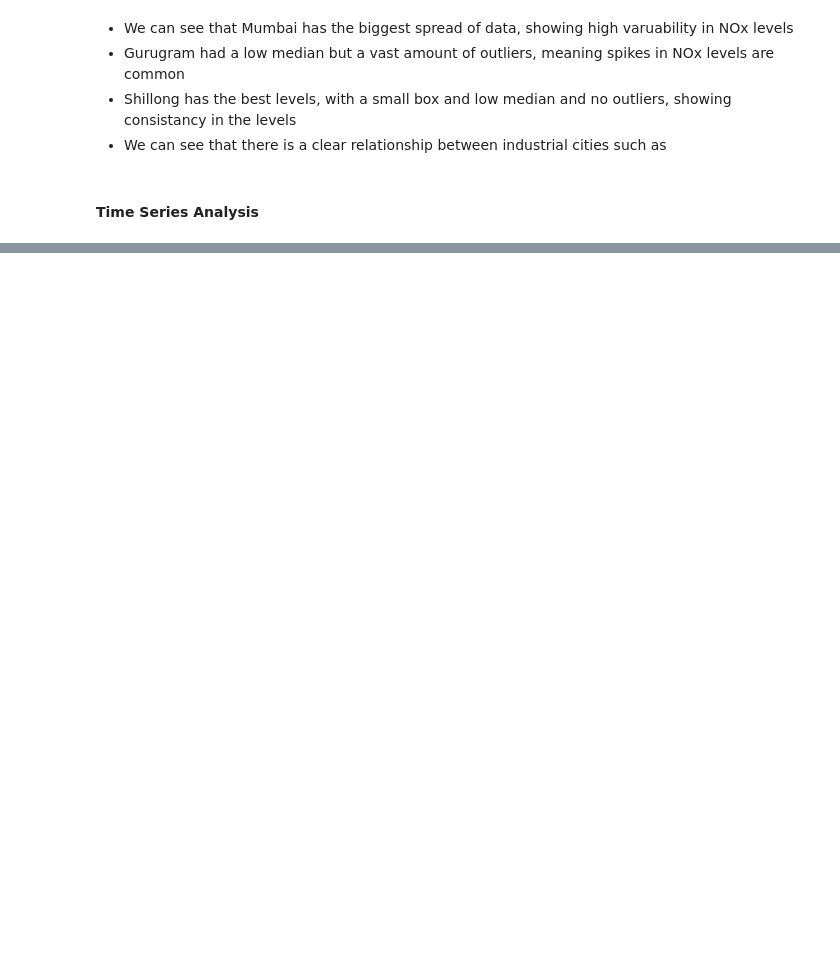
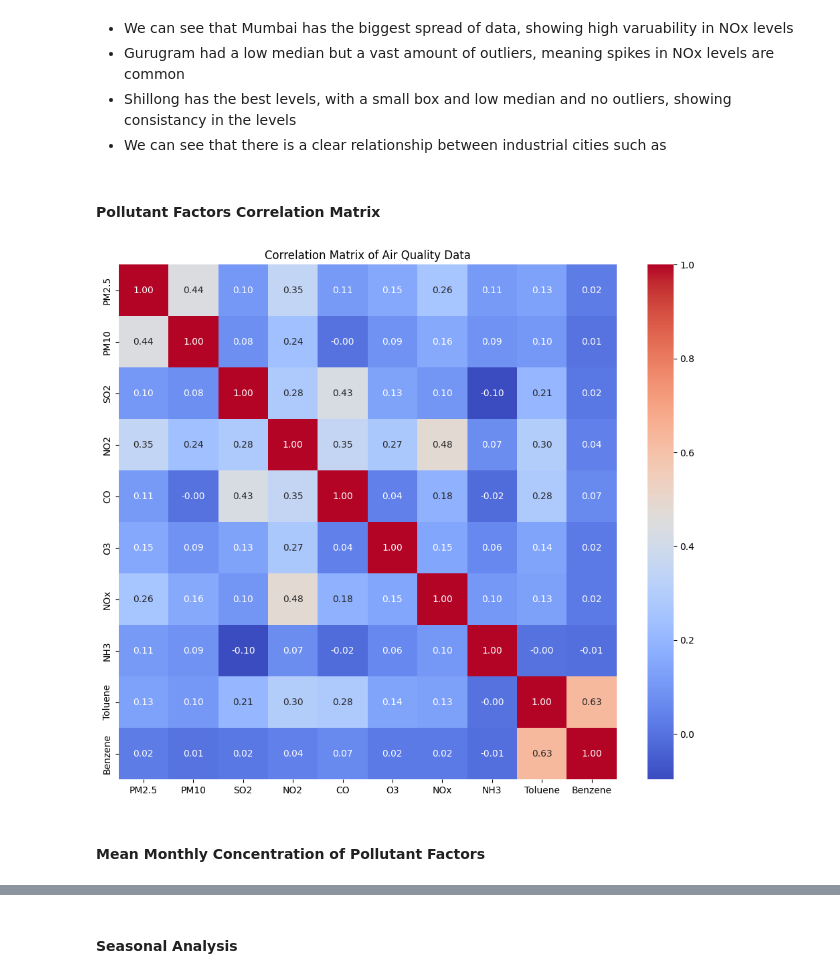
Before and after one commit to thomreid11/CMP7005_PRES1_Repository, a Jupyter notebook: CMP7005_PRES1.ipynb, the cells around one changed output, grey strips where cells are left out. Saved outputs shown, nothing was run; the diff lists cells and outputs as text; code cells hidden in the pictures; blank space fills up the shorter version.

Commit message:
Finished EDA graphs, need to add text. Started machine learning model

```diff
--- a/CMP7005_PRES1.ipynb
+++ b/CMP7005_PRES1.ipynb
@@ -562,8 +562,23 @@ fig.show()
 * Gurugram had a low median but a vast amount of outliers, meaning spikes in NOx levels are common
 * Shillong has the best levels, with a small box and low median and no outliers, showing consistancy in the levels
 * We can see that there is a clear relationship between industrial cities such as
-# %% [markdown]
-#### **Time Series Analysis**
+# %% [markdown]
+#### **Pollutant Factors Correlation Matrix**
+# %%
+# Pollutants factors list
+pollutants =df[['PM2.5', 'PM10', 'SO2','NO2', 'CO', 'O3','NOx','NH3','Toluene','Benzene']]
+
+# Calculate the correlation matrix
+correlation_matrix = pollutants.corr()
+
+plt.figure(figsize=(12, 10))
+sns.heatmap(correlation_matrix, annot=True, cmap='coolwarm', fmt=".2f")
+plt.title('Correlation Matrix of Air Quality Data')
+plt.show()
+# %% [output]
+[figure, added]
+# %% [markdown]
+#### **Mean Monthly Concentration of Pollutant Factors**
 # %%
 df['Date'] = pd.to_datetime(df['Date'], format='%d/%m/%Y')
 
@@ -601,3 +616,5 @@ for pollutant in pollutants:
 [interactive output not drawn]
 [interactive output not drawn]
 [interactive output not drawn]
+# %% [markdown]
+#### **Seasonal Analysis**
```
Also changed, not shown: parts of 5 cells of this notebook.
